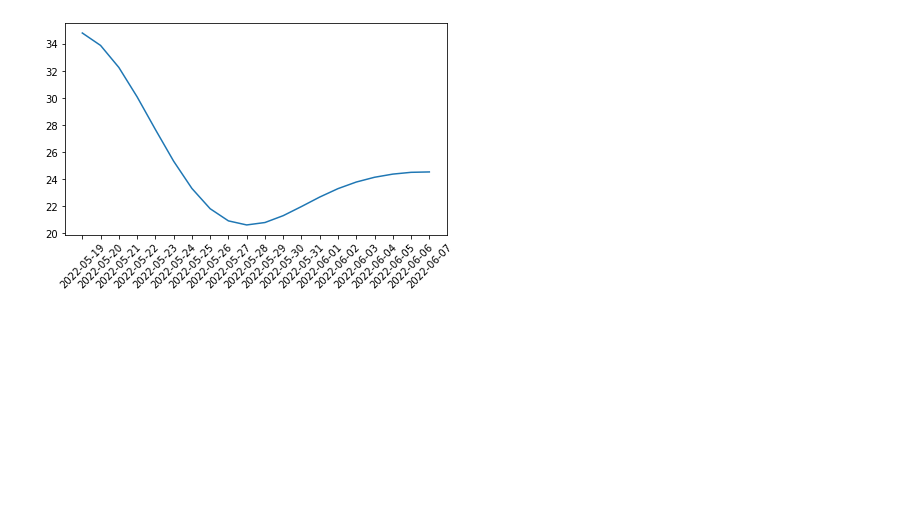
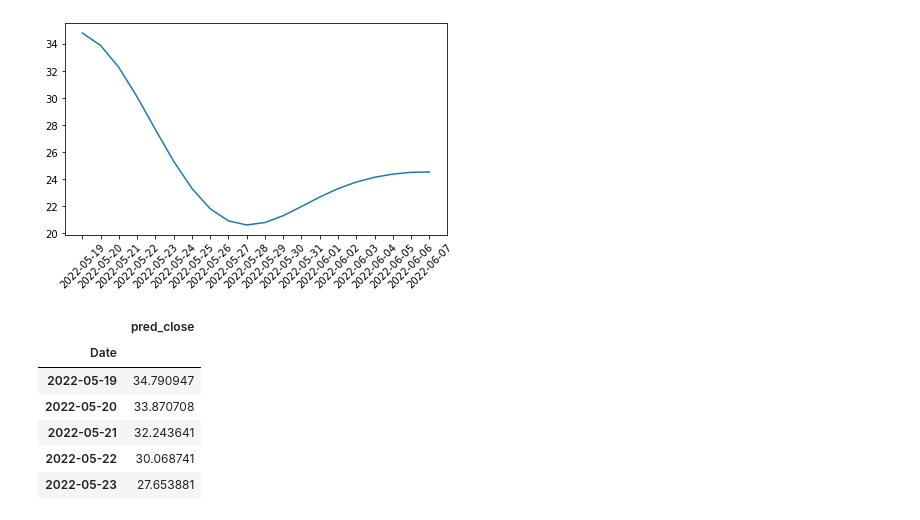
Before and after one commit to 33north/StockAnalysisProject4, a Jupyter notebook: TB_ML_BAC_future_no_Y_test.ipynb, the cells around one changed output. Cells and saved outputs as stored; diff of their text form; code cells hidden in the pictures; blank space fills up the shorter version.

Commit message:
show pred at end

```diff
--- a/TB_ML_BAC_future_no_Y_test.ipynb
+++ b/TB_ML_BAC_future_no_Y_test.ipynb
@@ -320,3 +320,13 @@ plt.xticks(rotation = 45)
 plt.tight_layout()
 # %% [output]
 [figure]
+# %%
+pred_df.head()
+# %% [output]
+|  | pred_close |
+| Date |  |
+| 2022-05-19 | 34.790947 |
+| 2022-05-20 | 33.870708 |
+| 2022-05-21 | 32.243641 |
+| 2022-05-22 | 30.068741 |
+| 2022-05-23 | 27.653881 |
```
Also changed, not shown: 2 other files.
